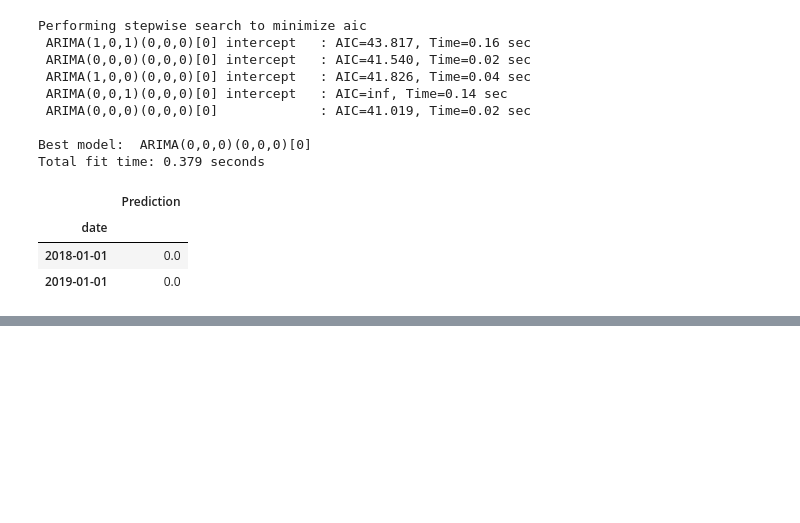
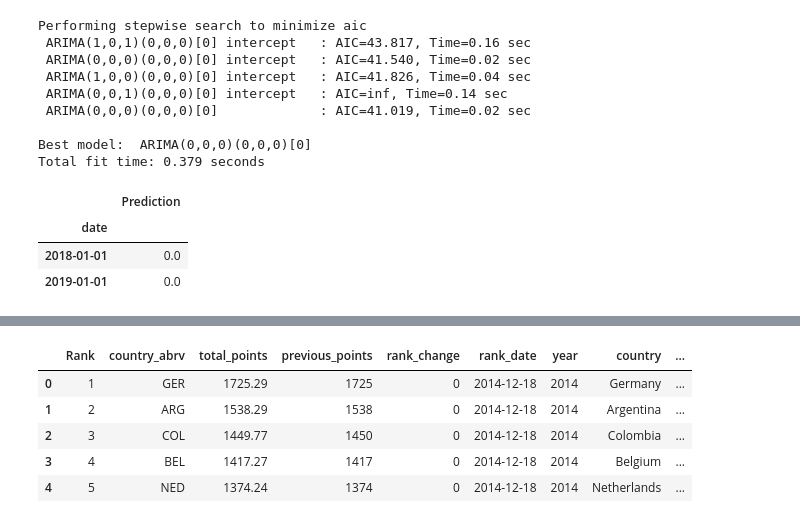
Before and after one commit to silva-nick/cs216-final, a Jupyter notebook: Central.ipynb, the cells around one changed output, grey strips where cells are left out. Saved outputs shown, nothing was run; the diff lists cells and outputs as text; code cells hidden in the pictures; blank space fills up the shorter version.

```diff
--- a/Central.ipynb
+++ b/Central.ipynb
@@ -580,0 +710,9 @@ Total fit time: 0.379 seconds
+# %%
+merged.head()
+# %% [output]
+|  | Rank | country_abrv | total_points | previous_points | rank_change | rank_date | year | country | ... |
+| 0 | 1 | GER | 1725.29 | 1725 | 0 | 2014-12-18 | 2014 | Germany | ... |
+| 1 | 2 | ARG | 1538.29 | 1538 | 0 | 2014-12-18 | 2014 | Argentina | ... |
+| 2 | 3 | COL | 1449.77 | 1450 | 0 | 2014-12-18 | 2014 | Colombia | ... |
+| 3 | 4 | BEL | 1417.27 | 1417 | 0 | 2014-12-18 | 2014 | Belgium | ... |
+| 4 | 5 | NED | 1374.24 | 1374 | 0 | 2014-12-18 | 2014 | Netherlands | ... |
```
Also changed, not shown: parts of 21 cells of this notebook.
